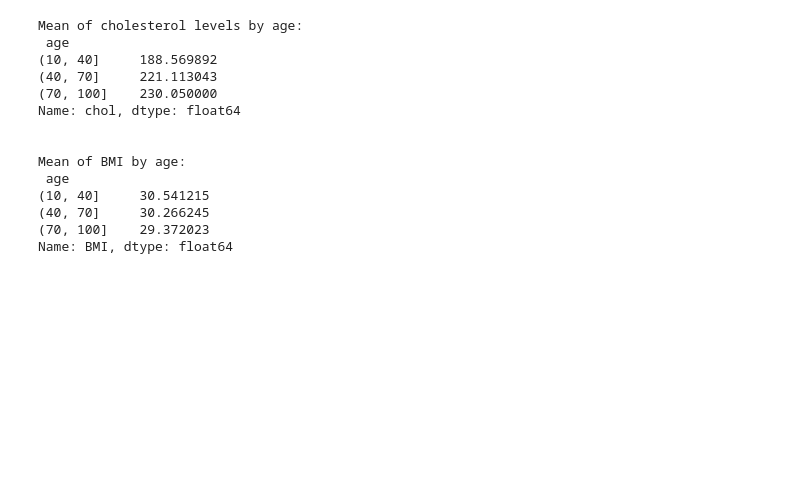
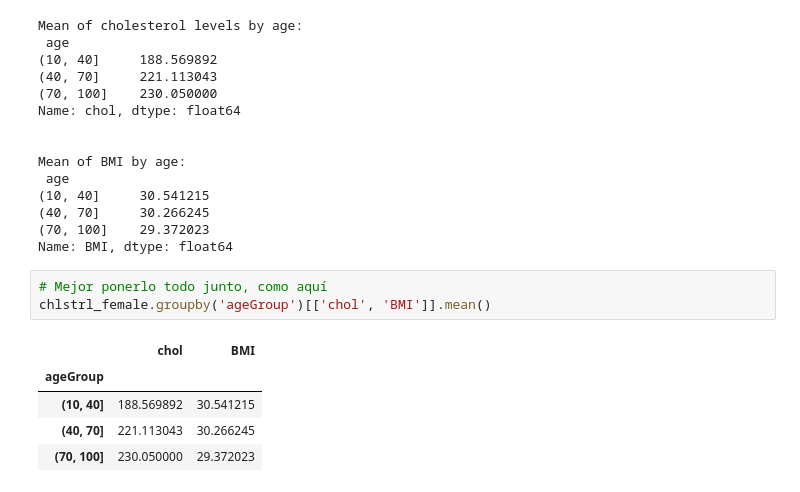
Before and after one commit to MartaSimon/FMAD, a Jupyter notebook: Assignment 1 - Marta Simón.ipynb, the cells around one changed output. Cells and saved outputs as stored; diff of their text form; blank space fills up the shorter version.

```diff
--- a/Assignment 1 - Marta Simón.ipynb
+++ b/Assignment 1 - Marta Simón.ipynb
@@ -679,3 +712,12 @@ Mean of BMI by age:
 (40, 70]     30.266245
 (70, 100]    29.372023
 Name: BMI, dtype: float64
+# %%
+# Mejor ponerlo todo junto, como aquí
+chlstrl_female.groupby('ageGroup')[['chol', 'BMI']].mean()
+# %% [output]
+|  | chol | BMI |
+| ageGroup |  |  |
+| (10, 40] | 188.569892 | 30.541215 |
+| (40, 70] | 221.113043 | 30.266245 |
+| (70, 100] | 230.050000 | 29.372023 |
```
Also changed, not shown: parts of 1 cell of this notebook, 9 other files.
